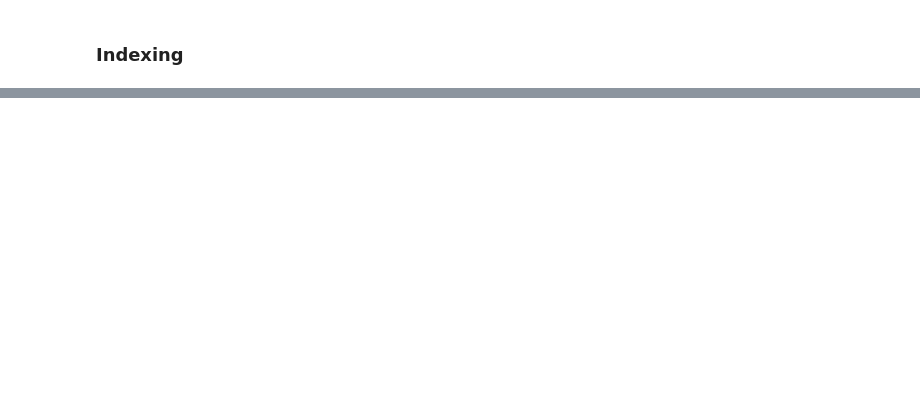
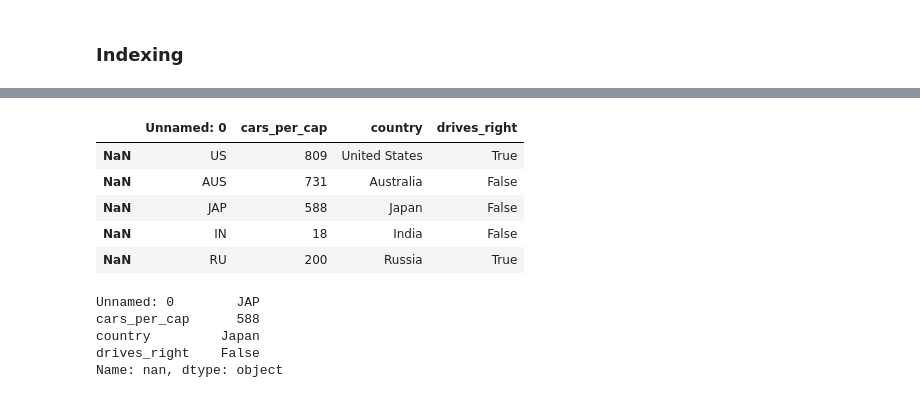
Before and after one commit to Saidileepkumar-Umich/ece5831-2024-assignments, a Jupyter notebook: 02/learn-python-2.ipynb, the cells around one changed output, grey strips where cells are left out. Drawn from its saved outputs; the diff is of its cells as text; code cells hidden in the pictures; blank space fills up the shorter version.

```diff
--- a/02/learn-python-2.ipynb
+++ b/02/learn-python-2.ipynb
@@ -94,20 +145,26 @@ print(cars[['cars_per_cap', 'country']])
 # %%
 # Import cars data
 import pandas as pd
-cars = pd.read_csv('cars.csv', index_col = 0)
+cars = pd.read_csv('./cars.csv', index_col = 0)
 
-# Print out first 4 observations
-print(cars[0:4])
-
-# Print out fifth and sixth observation
-print(cars[4:6])
+cars.head()
+# %% [output]
+|  | Unnamed: 0 | cars_per_cap | country | drives_right |
+| NaN | US | 809 | United States | True |
+| NaN | AUS | 731 | Australia | False |
+| NaN | JAP | 588 | Japan | False |
+| NaN | IN | 18 | India | False |
+| NaN | RU | 200 | Russia | True |
 # %%
 # Import cars data
 import pandas as pd
-cars = pd.read_csv('cars.csv', index_col = 0)
+cars = pd.read_csv('./cars.csv', index_col = 0)
 
 # Print out observation for Japan
 print(cars.iloc[2])
-
-# Print out observations for Australia and Egypt
-print(cars.loc[['AUS', 'EG']])
+# %% [output]
+Unnamed: 0        JAP
+cars_per_cap      588
+country         Japan
+drives_right    False
+Name: nan, dtype: object
```
Also changed, not shown: parts of 10 cells of this notebook, 2 other files.
